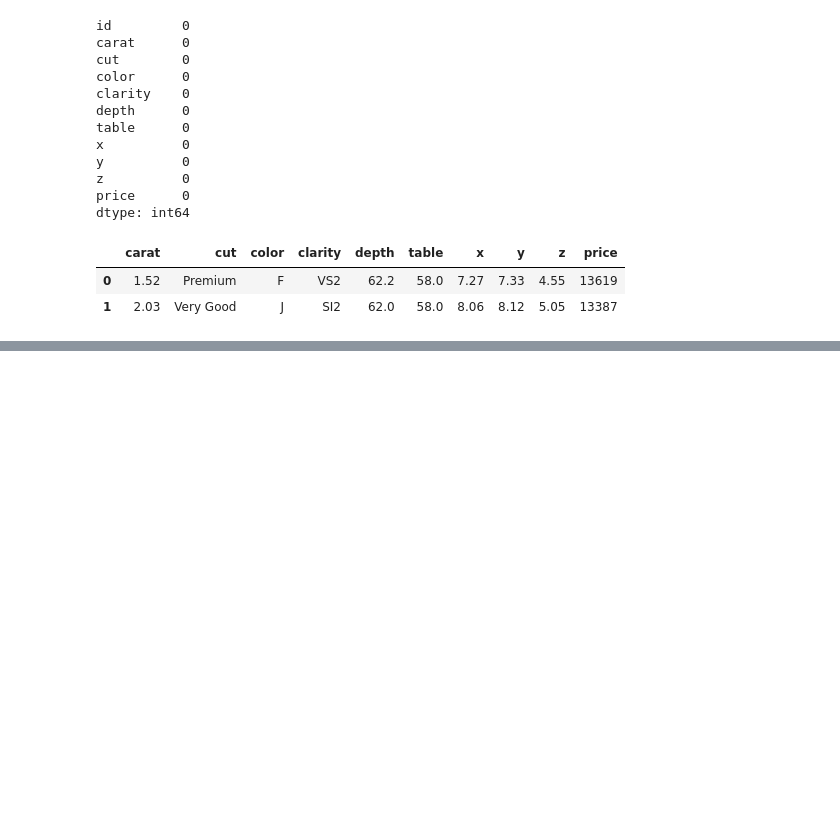
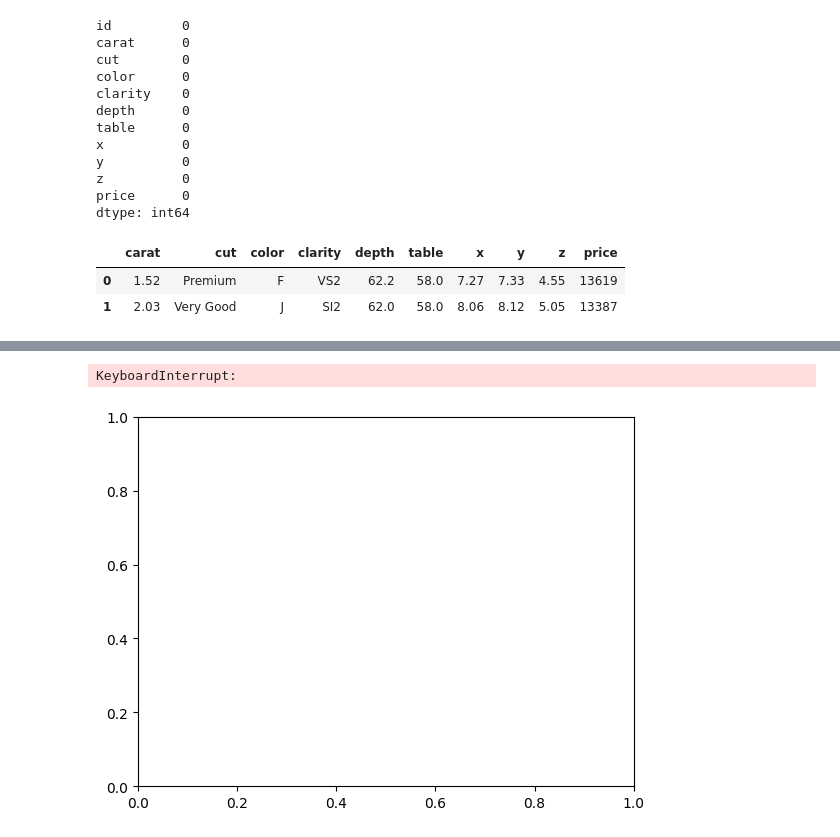
Before and after one commit to LataData/hello, a Jupyter notebook: notebooks/research.ipynb, the cells around one changed output, grey strips where cells are left out. Cells and saved outputs as stored; diff of their text form; code cells hidden in the pictures; blank space fills up the shorter version.

```diff
--- a/notebooks/research.ipynb
+++ b/notebooks/research.ipynb
@@ -39,0 +130,7 @@ df.head(2)
+# %%
+#bar plot for categorical columns
+for i in categorical_columns:
+    sns.barplot(df,x=df[i].nunique,y=df[i])
+# %% [output]
+KeyboardInterrupt:
+[figure, added]
```
Also changed, not shown: parts of 20 cells of this notebook.
